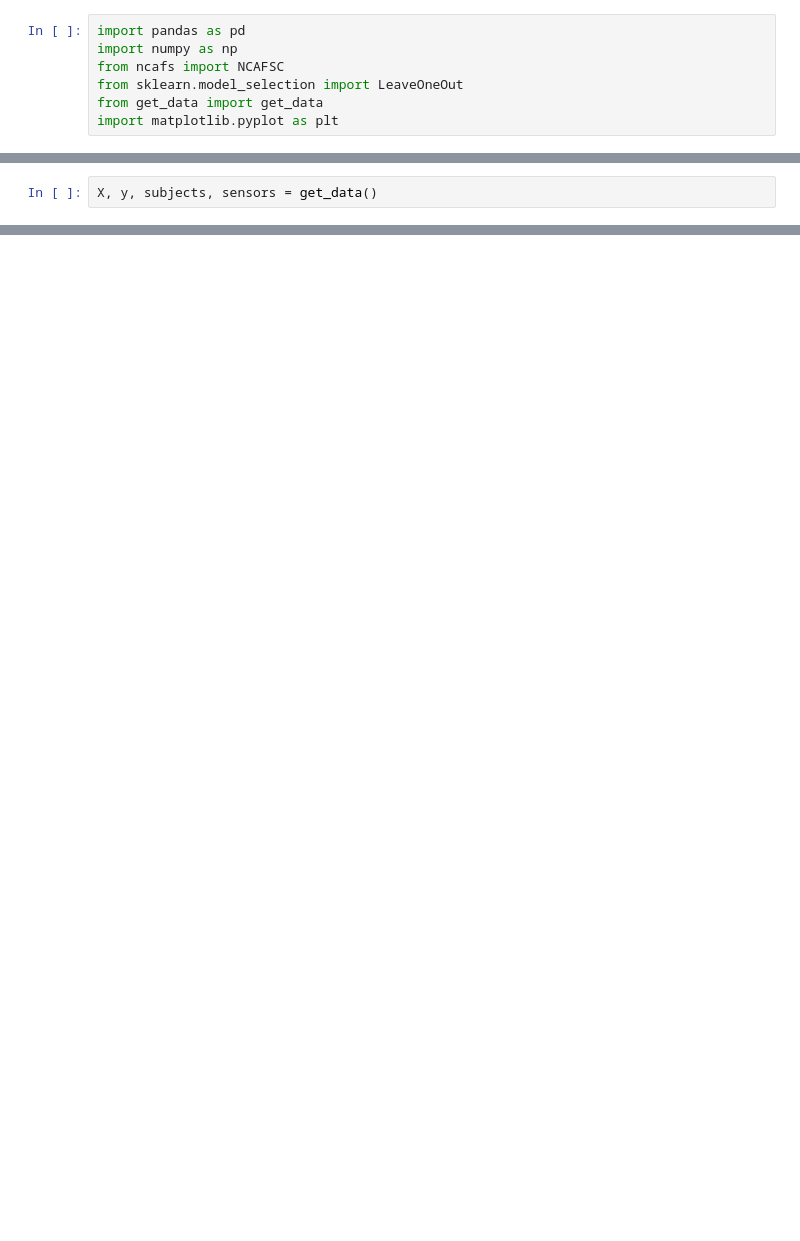
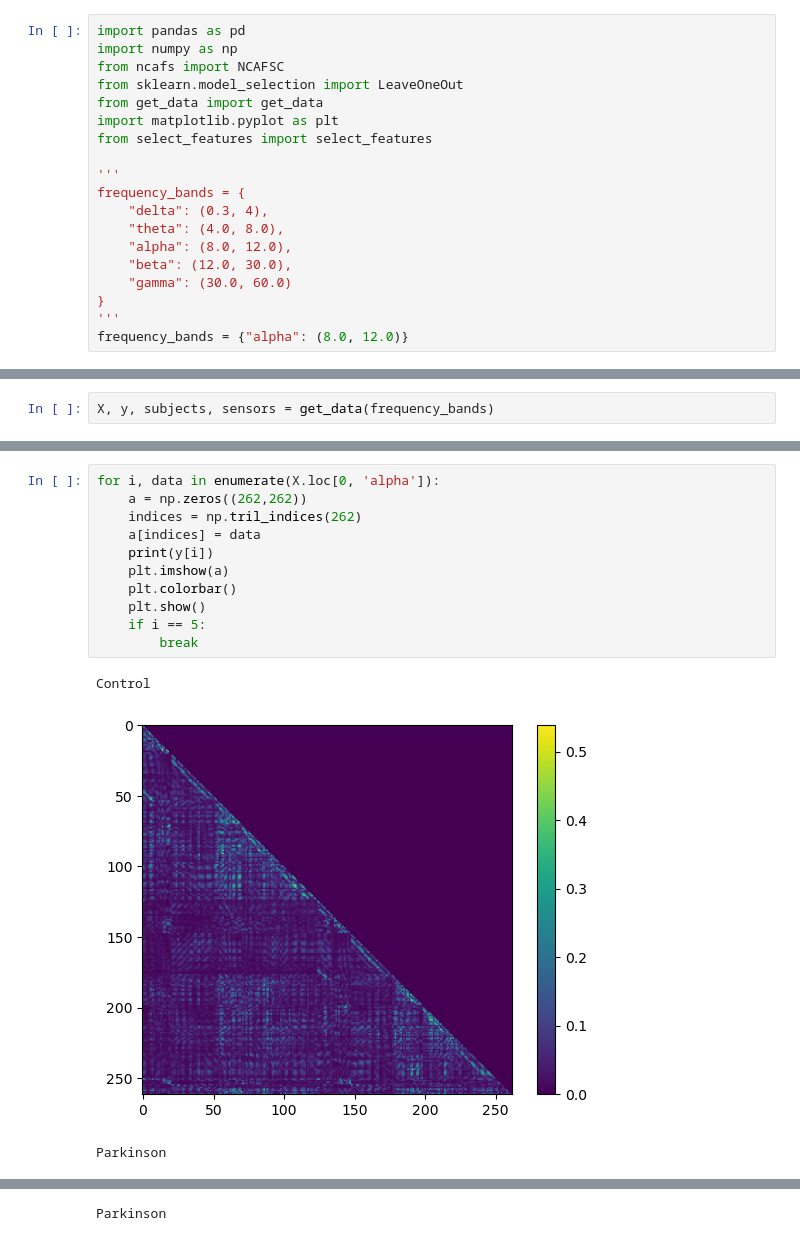
Before and after one commit to kchardon/adhd_brain_functional_connectivity, a Jupyter notebook: test.ipynb, the cells around one changed output, grey strips where cells are left out. Saved outputs shown, nothing was run; the diff lists cells and outputs as text; blank space fills up the shorter version.

```diff
--- a/test.ipynb
+++ b/test.ipynb
@@ -5,3 +5,15 @@ from ncafs import NCAFSC
 from sklearn.model_selection import LeaveOneOut
 from get_data import get_data
 import matplotlib.pyplot as plt
+from select_features import select_features
+
+'''
+frequency_bands = {
+    "delta": (0.3, 4),
+    "theta": (4.0, 8.0),
+    "alpha": (8.0, 12.0),
+    "beta": (12.0, 30.0),
+    "gamma": (30.0, 60.0)
+}
+'''
+frequency_bands = {"alpha": (8.0, 12.0)}
@@ -10,3 +20,3 @@ Error:
 # %%
-X, y, subjects, sensors = get_data()
+X, y, subjects, sensors = get_data(frequency_bands)
 # %% [output]
@@ -20,0 +115,15 @@ X.loc[0,'alpha'].shape
+# %%
+for i, data in enumerate(X.loc[0, 'alpha']):
+    a = np.zeros((262,262))
+    indices = np.tril_indices(262)
+    a[indices] = data
+    print(y[i])
+    plt.imshow(a)
+    plt.colorbar()
+    plt.show()
+    if i == 5:
+        break
+# %% [output]
+Control
+[figure, added]
+Parkinson
@@ -20,0 +131 @@ X.loc[0,'alpha'].shape
+Parkinson
```
Also changed, not shown: parts of 24 cells of this notebook.
